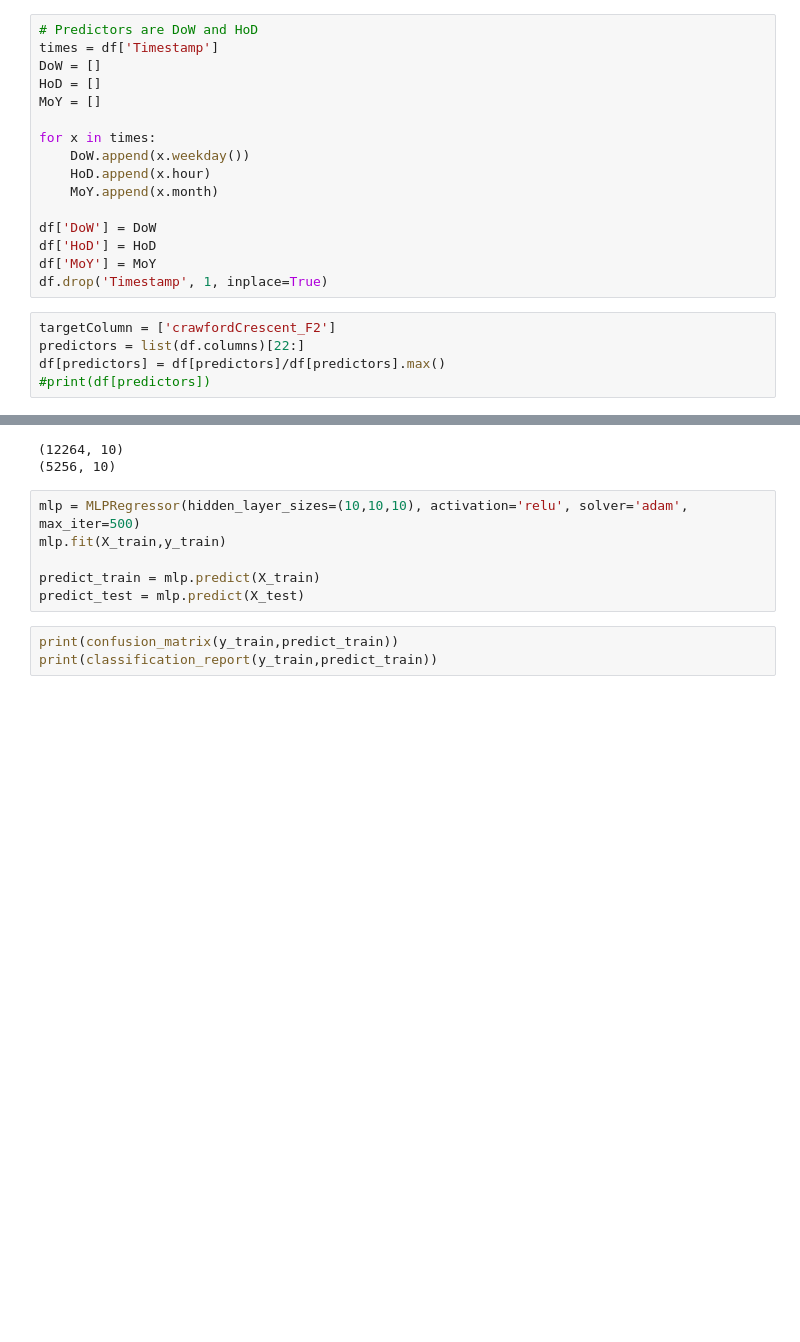
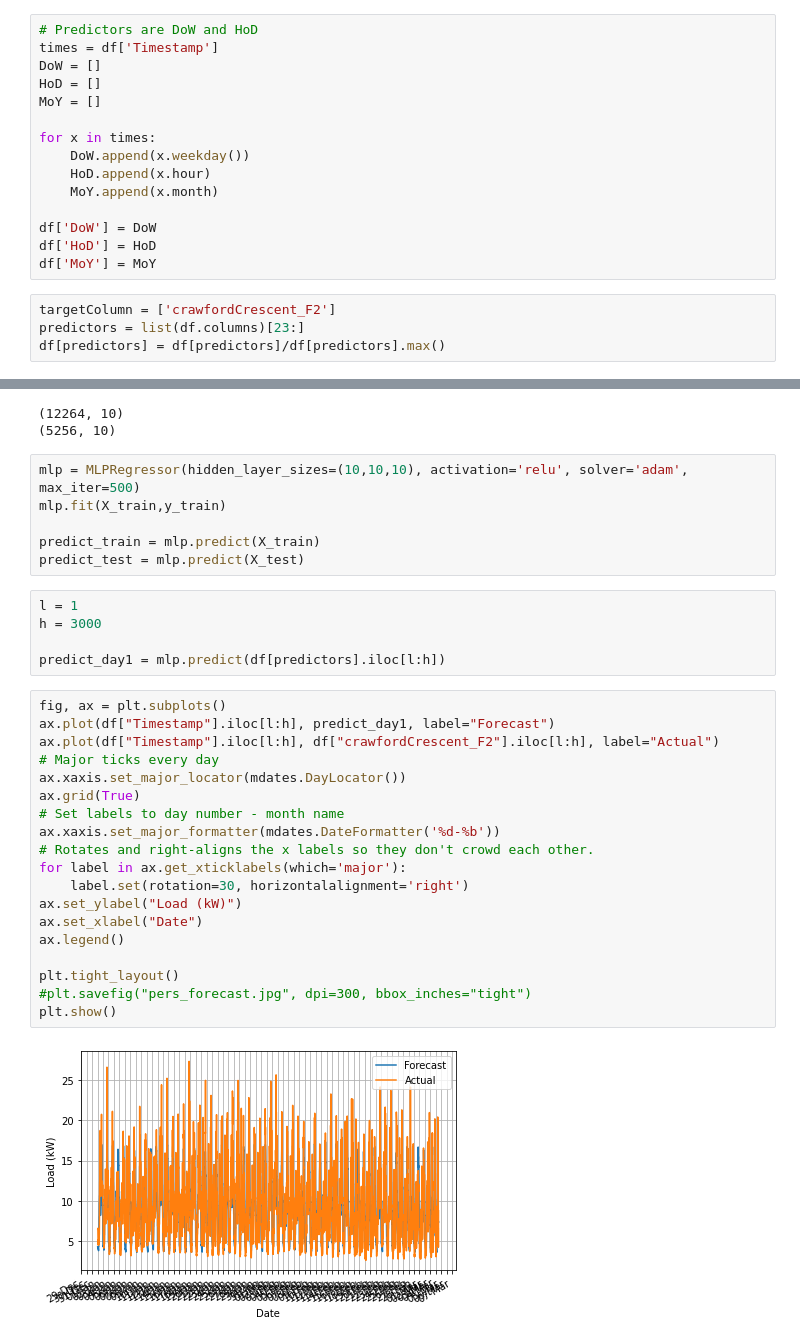
Before and after one commit to stait20/Code, a Jupyter notebook: scikit/NeuralNet.ipynb, the cells around one changed output, grey strips where cells are left out. Drawn from its saved outputs; the diff is of its cells as text; blank space fills up the shorter version.

Commit message:
Completed neural net w/ visualisation

```diff
--- a/scikit/NeuralNet.ipynb
+++ b/scikit/NeuralNet.ipynb
@@ -31,12 +32,10 @@ for x in times:
 df['DoW'] = DoW
 df['HoD'] = HoD
 df['MoY'] = MoY
-df.drop('Timestamp', 1, inplace=True)
 # %%
 targetColumn = ['crawfordCrescent_F2']
-predictors = list(df.columns)[22:]
+predictors = list(df.columns)[23:]
 df[predictors] = df[predictors]/df[predictors].max()
-#print(df[predictors])
 # %%
 X = df[predictors].values
 y = df[targetColumn].values
@@ -52,6 +52,29 @@ mlp.fit(X_train,y_train)
 
 predict_train = mlp.predict(X_train)
 predict_test = mlp.predict(X_test)
-# %%
-print(confusion_matrix(y_train,predict_train))
-print(classification_report(y_train,predict_train))
+# %%
+l = 1
+h = 3000
+
+predict_day1 = mlp.predict(df[predictors].iloc[l:h])
+# %%
+fig, ax = plt.subplots()
+ax.plot(df["Timestamp"].iloc[l:h], predict_day1, label="Forecast")
+ax.plot(df["Timestamp"].iloc[l:h], df["crawfordCrescent_F2"].iloc[l:h], label="Actual")
+# Major ticks every day
+ax.xaxis.set_major_locator(mdates.DayLocator())
+ax.grid(True)
+# Set labels to day number - month name
+ax.xaxis.set_major_formatter(mdates.DateFormatter('%d-%b'))
+# Rotates and right-aligns the x labels so they don't crowd each other.
+for label in ax.get_xticklabels(which='major'):
+    label.set(rotation=30, horizontalalignment='right')
+ax.set_ylabel("Load (kW)")
+ax.set_xlabel("Date")
+ax.legend()
+
+plt.tight_layout()
+#plt.savefig("pers_forecast.jpg", dpi=300, bbox_inches="tight")
+plt.show()
+# %% [output]
+[figure, added]
```
Also changed, not shown: parts of 3 cells of this notebook.
